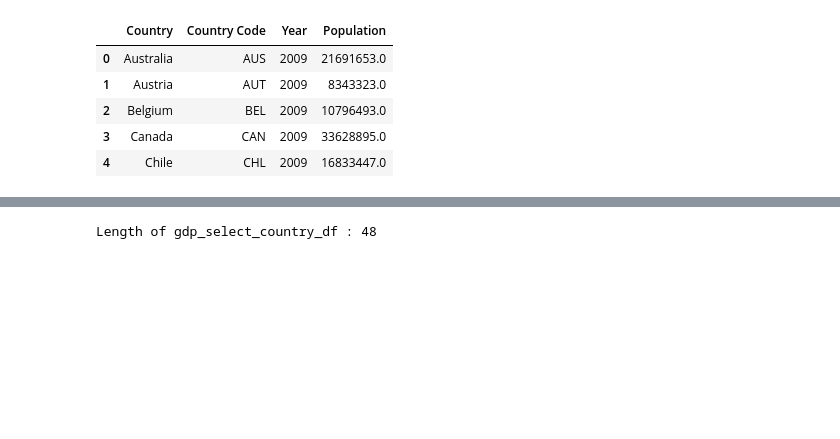
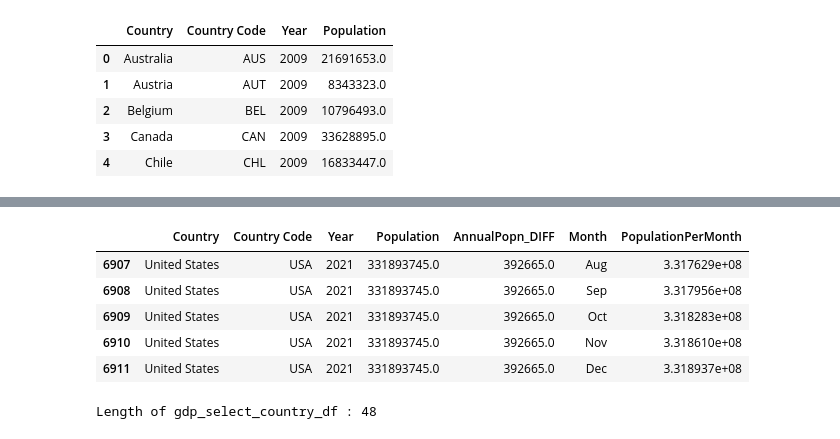
Before and after one commit to shwetajain1022/Project-4, a Jupyter notebook: population_gdp_SJ_WIP.ipynb, the cells around one changed output, grey strips where cells are left out. Cells and saved outputs as stored; diff of their text form; code cells hidden in the pictures; blank space fills up the shorter version.

```diff
--- a/population_gdp_SJ_WIP.ipynb
+++ b/population_gdp_SJ_WIP.ipynb
@@ -204,0 +247,2 @@ popn_select_country_df.head()
+# %%
+popn_select_country_df_v1 = popn_select_country_df.copy()
@@ -205,3 +344,12 @@ popn_select_country_df.head()
+# %%
+popn_select_country_df_v1.tail()
+# %% [output]
+|  | Country | Country Code | Year | Population | AnnualPopn_DIFF | Month | PopulationPerMonth |
+| 6907 | United States | USA | 2021 | 331893745.0 | 392665.0 | Aug | 3.317629e+08 |
+| 6908 | United States | USA | 2021 | 331893745.0 | 392665.0 | Sep | 3.317956e+08 |
+| 6909 | United States | USA | 2021 | 331893745.0 | 392665.0 | Oct | 3.318283e+08 |
+| 6910 | United States | USA | 2021 | 331893745.0 | 392665.0 | Nov | 3.318610e+08 |
+| 6911 | United States | USA | 2021 | 331893745.0 | 392665.0 | Dec | 3.318937e+08 |
 # %%
 # Drop "Country" column from gdp final df in preparation for merge
 gdp_drop_df = gdp_final_df.drop(columns= 'Country')
```
Also changed, not shown: parts of 22 cells of this notebook, 3 other files.
